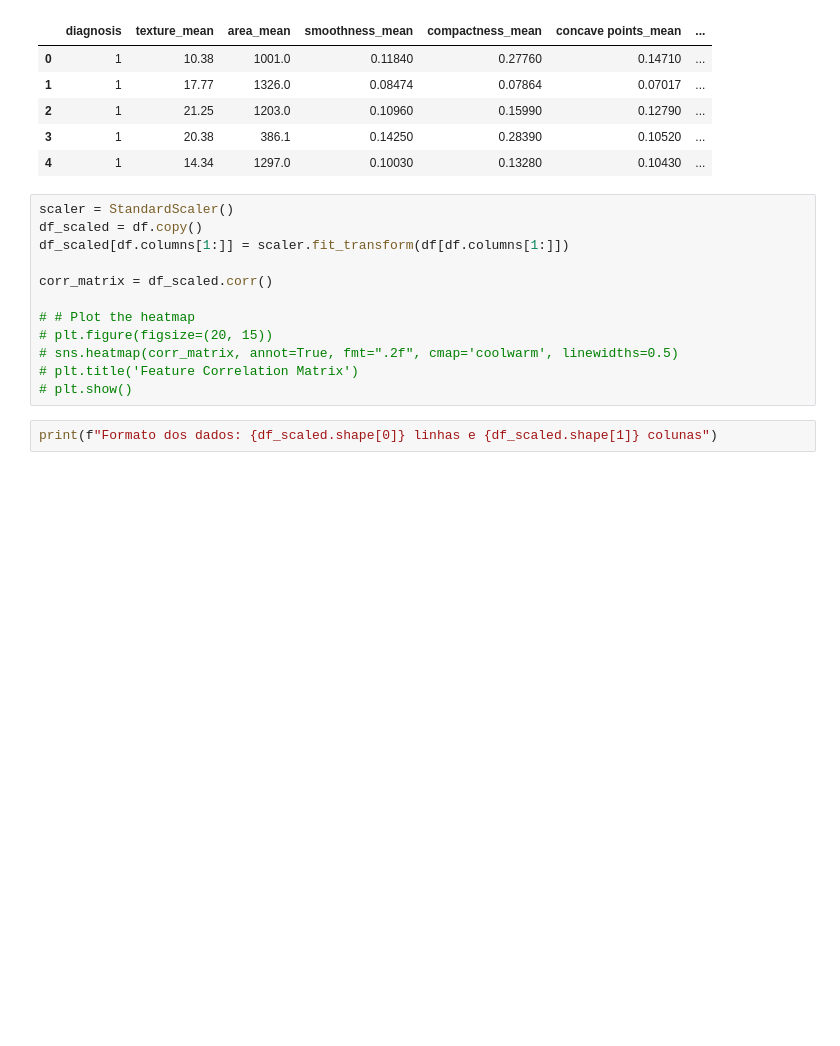
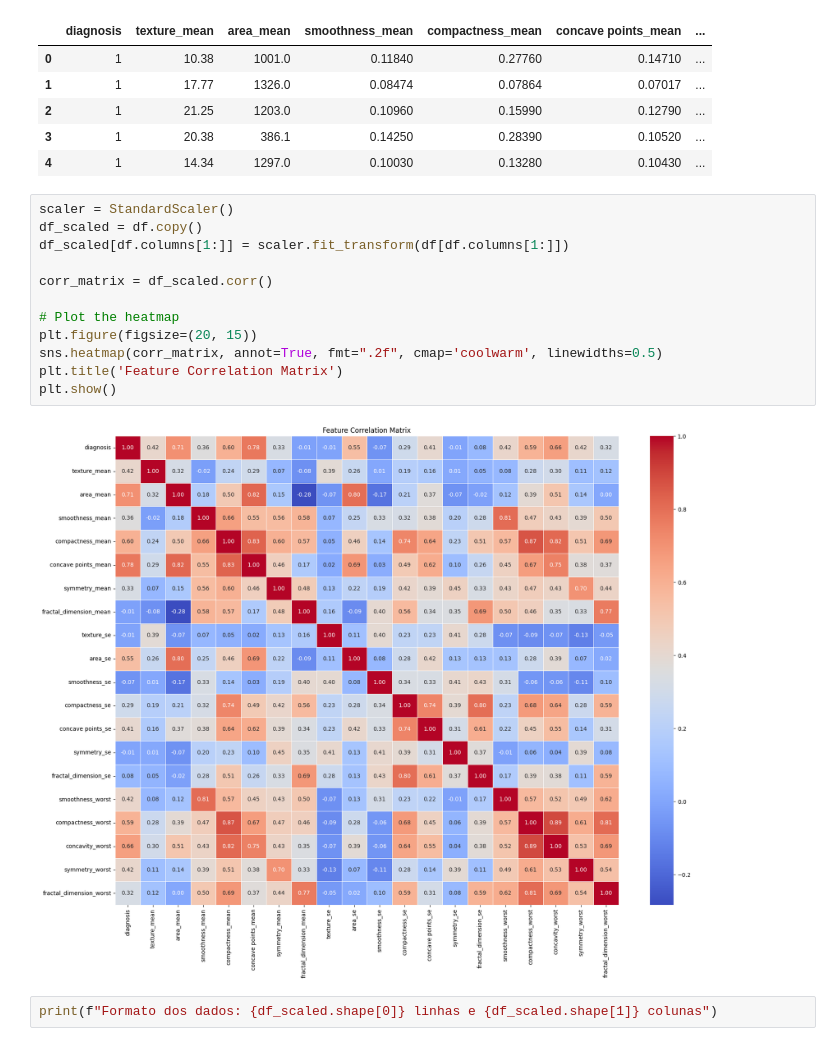
Before and after one commit to caioopra/trab_final_ML, a Jupyter notebook: src/binary_classification.ipynb, the cells around one changed output. Drawn from its saved outputs; the diff is of its cells as text; blank space fills up the shorter version.

```diff
--- a/src/binary_classification.ipynb
+++ b/src/binary_classification.ipynb
@@ -202,15 +202,17 @@ df.head()
 # %%
 scaler = StandardScaler()
 df_scaled = df.copy()
 df_scaled[df.columns[1:]] = scaler.fit_transform(df[df.columns[1:]])
 
 corr_matrix = df_scaled.corr()
 
-# # Plot the heatmap
-# plt.figure(figsize=(20, 15))
-# sns.heatmap(corr_matrix, annot=True, fmt=".2f", cmap='coolwarm', linewidths=0.5)
-# plt.title('Feature Correlation Matrix')
-# plt.show()
+# Plot the heatmap
+plt.figure(figsize=(20, 15))
+sns.heatmap(corr_matrix, annot=True, fmt=".2f", cmap='coolwarm', linewidths=0.5)
+plt.title('Feature Correlation Matrix')
+plt.show()
+# %% [output]
+[figure, added]
 # %%
 print(f"Formato dos dados: {df_scaled.shape[0]} linhas e {df_scaled.shape[1]} colunas")
 # %% [output]
```
Also changed, not shown: parts of 12 cells of this notebook.
